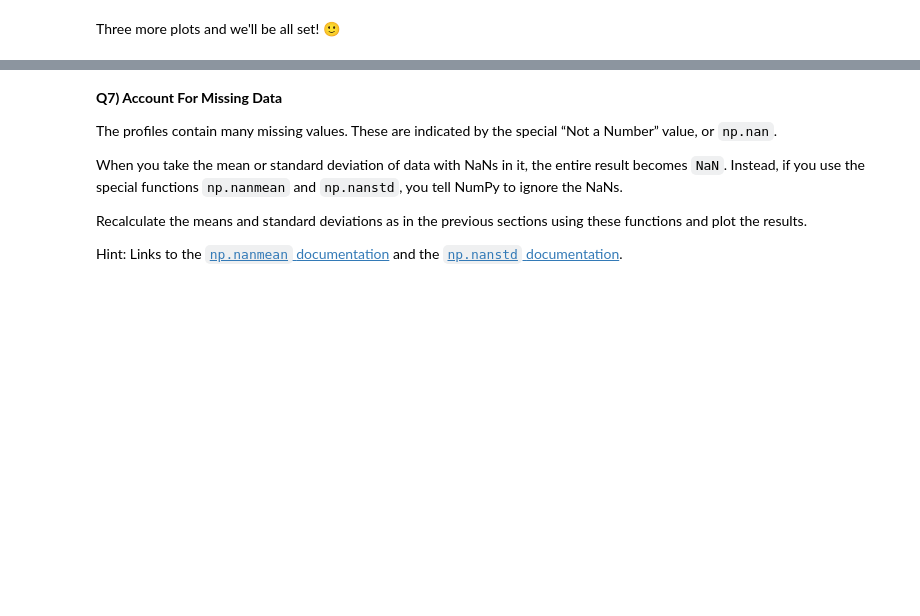
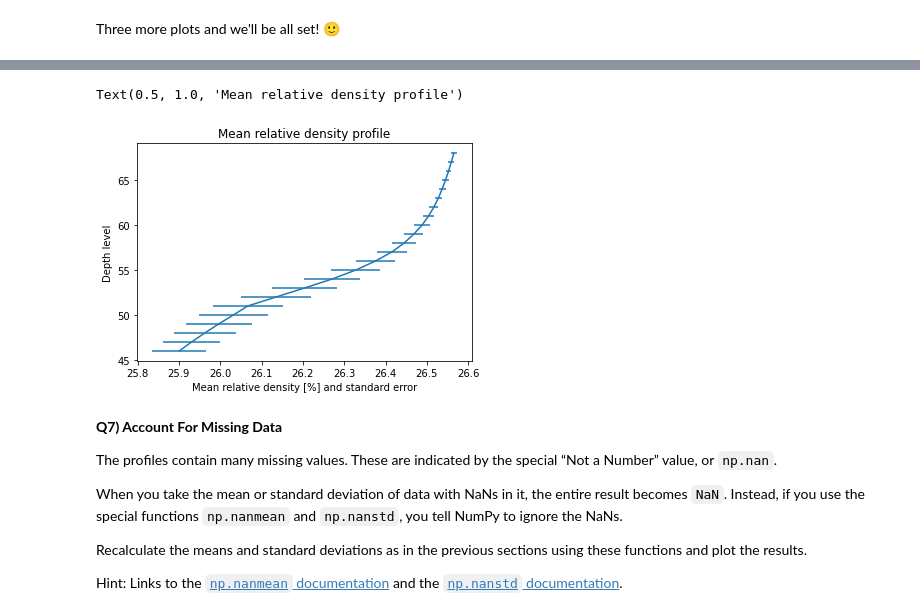
Before and after one commit to ocallaghanm/2022_Intro_Python, a Jupyter notebook: Exercises/W2_S1.ipynb, the cells around one changed output, grey strips where cells are left out. Cells and saved outputs as stored; diff of their text form; code cells hidden in the pictures; blank space fills up the shorter version.

```diff
--- a/Exercises/W2_S1.ipynb
+++ b/Exercises/W2_S1.ipynb
@@ -271,3 +295,11 @@ Three more plots and we'll be all set! 🙂
+# %%
+plt.errorbar(drel_means,levels,xerr=drel_std)
+plt.xlabel('Mean relative density [%] and standard error')
+plt.ylabel('Depth level')
+plt.title('Mean relative density profile')
+# %% [output]
+Text(0.5, 1.0, 'Mean relative density profile')
+[figure, added]
 # %% [markdown]
 **Q7) Account For Missing Data**
 
```
Also changed, not shown: parts of 17 cells of this notebook.
